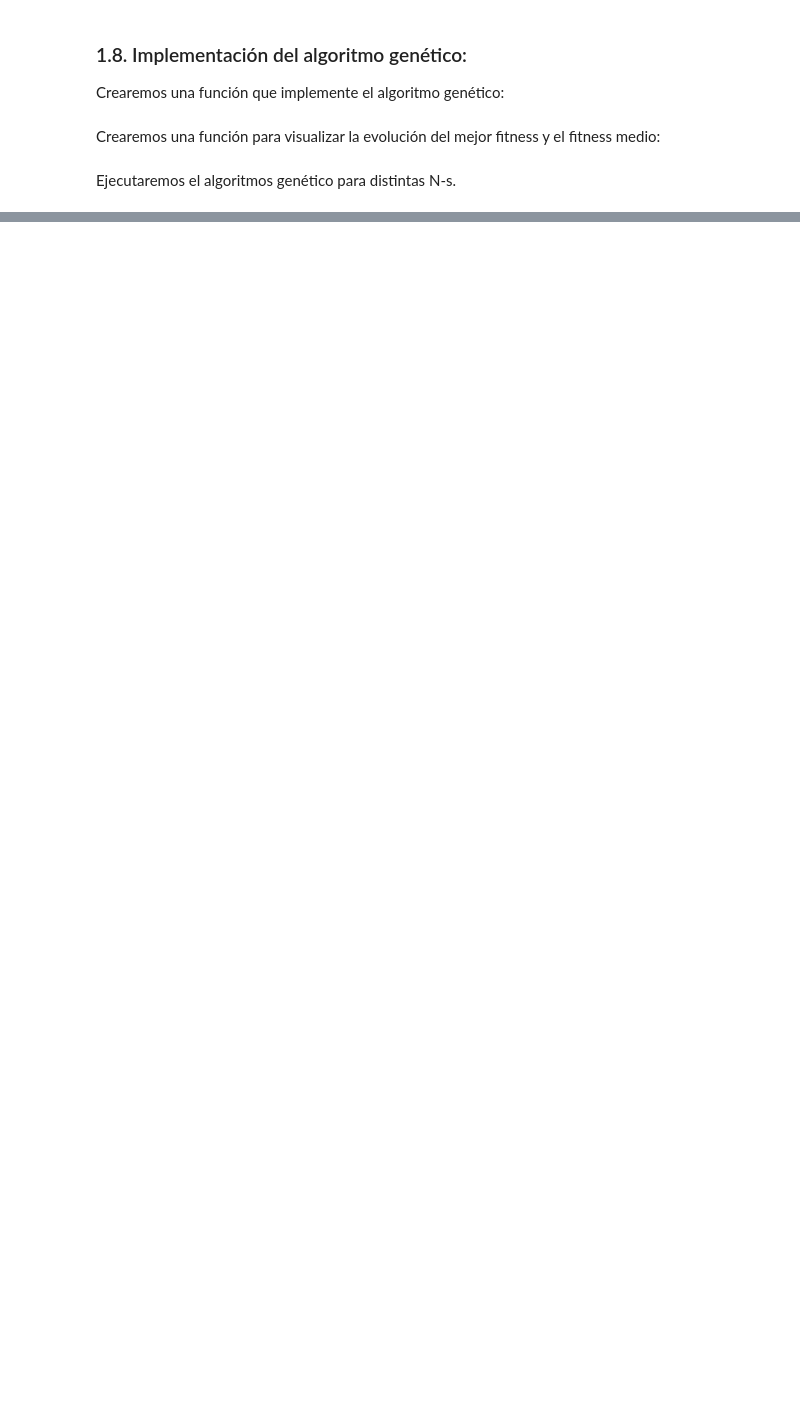
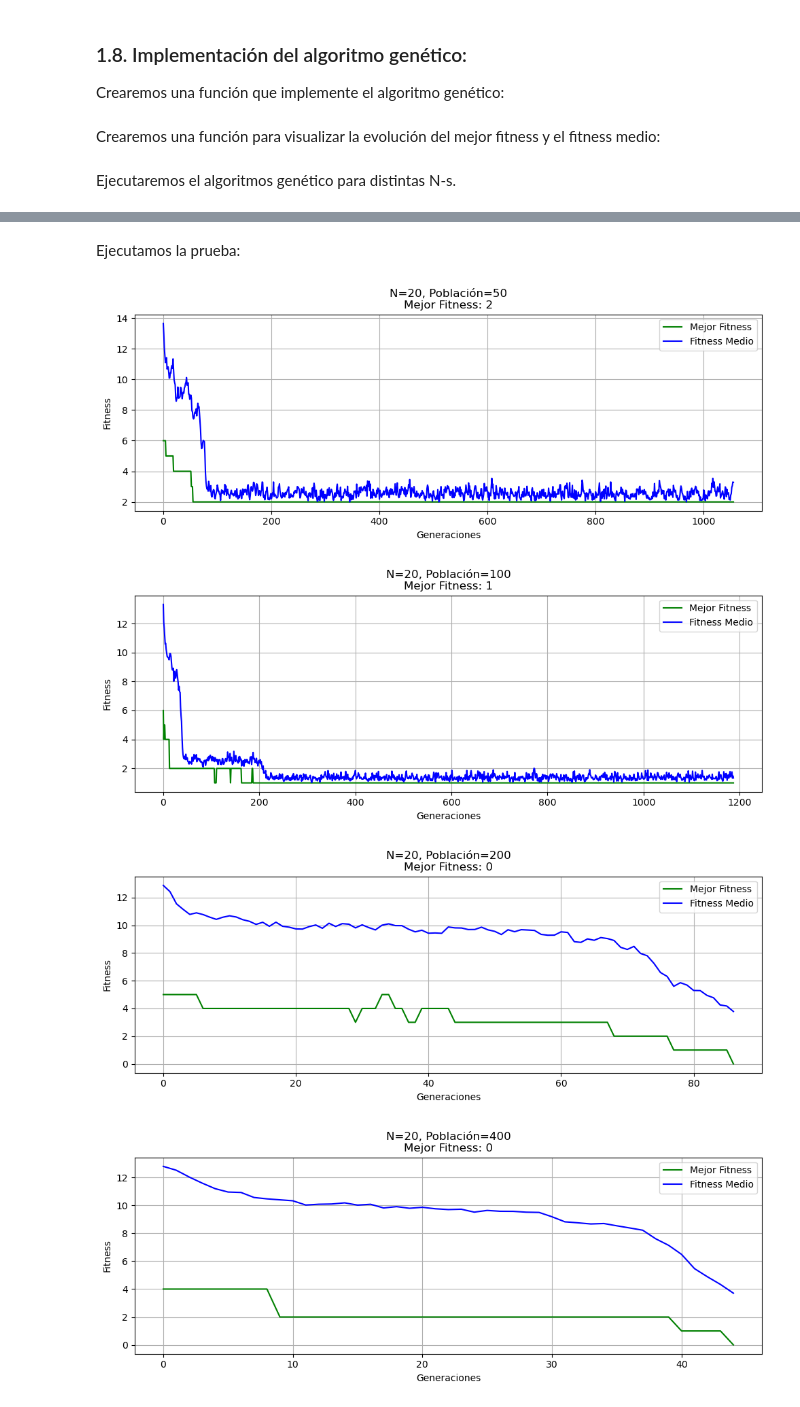
Before and after one commit to julengarciaaa/n-reinas-genetico, a Jupyter notebook: problema_n_reinas.ipynb, the cells around one changed output, grey strips where cells are left out. Cells and saved outputs as stored; diff of their text form; code cells hidden in the pictures; blank space fills up the shorter version.

```diff
--- a/problema_n_reinas.ipynb
+++ b/problema_n_reinas.ipynb
@@ -733,0 +713,25 @@ Para que el algoritmo encuentre una solución, es importante que la población s
+# %% [markdown]
+Ejecutamos la prueba:
+# %%
+N_reinas = 20
+N_poblaciones = [50, 100, 200, 400, 800]
+
+for N_poblacion in N_poblaciones:
+    mejor_solucion, mejor_fitness, mejor_fitness_generacion, fitness_medio_generacion = AG(
+        N_poblacion=N_poblacion,
+        N_cromosoma=N_reinas,
+        f_fitness=fitness,
+        prob_cruz=0.9,
+        prob_mut=0.3,
+        max_sin_mejoras=1000
+    )
+
+    fig, ax = plt.subplots(figsize=(10, 4))
+    crear_grafico_fitness(mejor_fitness_generacion, fitness_medio_generacion, N_reinas=N_reinas, tam_poblacion=N_poblacion, ax=ax)
+    plt.tight_layout()
+    plt.show()
+# %% [output]
+[figure, added]
+[figure, added]
+[figure, added]
+[figure, added]
```
Also changed, not shown: parts of 74 cells of this notebook.
